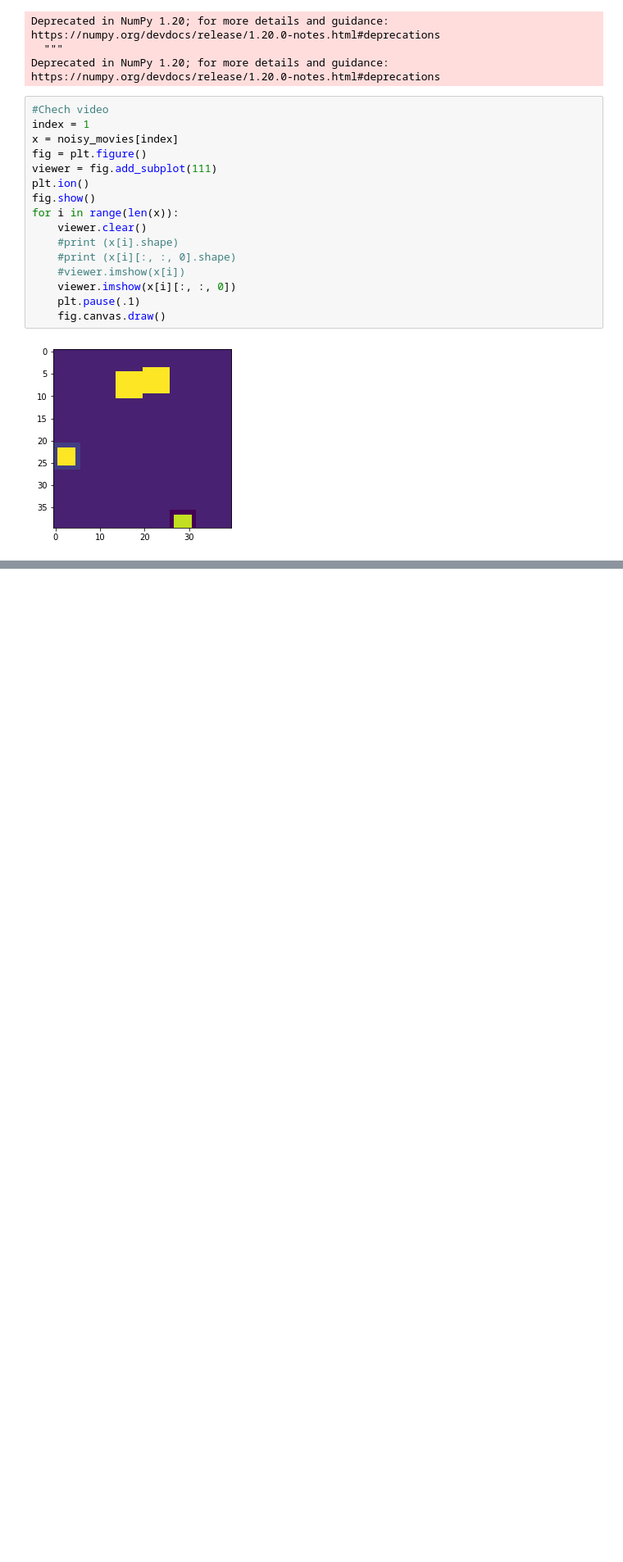
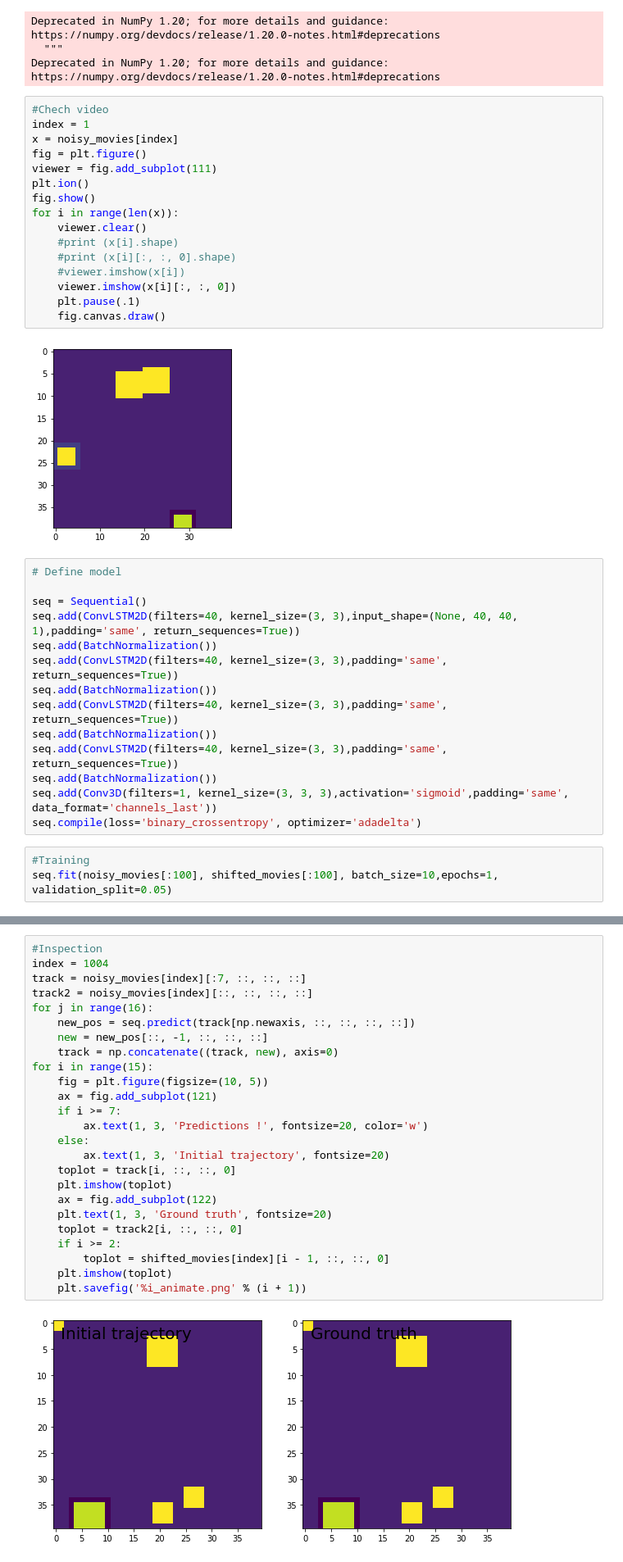
Before and after one commit to zolzayakh/Dive-into-coding, a Jupyter notebook: LSTM.ipynb, the cells around one changed output, grey strips where cells are left out. Shown at 82% size. Drawn from its saved outputs; the diff is of its cells as text; blank space fills up the shorter version.

```diff
--- a/LSTM.ipynb
+++ b/LSTM.ipynb
@@ -242,3 +242,20 @@ for i in range(len(x)):
     fig.canvas.draw()
 # %% [output]
 [figure]
+# %%
+# Define model
+
+seq = Sequential()
+seq.add(ConvLSTM2D(filters=40, kernel_size=(3, 3),input_shape=(None, 40, 40, 1),padding='same', return_sequences=True))
+seq.add(BatchNormalization())
+seq.add(ConvLSTM2D(filters=40, kernel_size=(3, 3),padding='same', return_sequences=True))
+seq.add(BatchNormalization())
+seq.add(ConvLSTM2D(filters=40, kernel_size=(3, 3),padding='same', return_sequences=True))
+seq.add(BatchNormalization())
+seq.add(ConvLSTM2D(filters=40, kernel_size=(3, 3),padding='same', return_sequences=True))
+seq.add(BatchNormalization())
+seq.add(Conv3D(filters=1, kernel_size=(3, 3, 3),activation='sigmoid',padding='same', data_format='channels_last'))
+seq.compile(loss='binary_crossentropy', optimizer='adadelta')
+# %%
+#Training
+seq.fit(noisy_movies[:100], shifted_movies[:100], batch_size=10,epochs=1, validation_split=0.05)
@@ -244,0 +265,27 @@ for i in range(len(x)):
+# %%
+#Inspection
+index = 1004
+track = noisy_movies[index][:7, ::, ::, ::]
+track2 = noisy_movies[index][::, ::, ::, ::]
+for j in range(16):
+    new_pos = seq.predict(track[np.newaxis, ::, ::, ::, ::])
+    new = new_pos[::, -1, ::, ::, ::]
+    track = np.concatenate((track, new), axis=0)
+for i in range(15):
+    fig = plt.figure(figsize=(10, 5))
+    ax = fig.add_subplot(121)
+    if i >= 7:
+        ax.text(1, 3, 'Predictions !', fontsize=20, color='w')
+    else:
+        ax.text(1, 3, 'Initial trajectory', fontsize=20)
+    toplot = track[i, ::, ::, 0]
+    plt.imshow(toplot)
+    ax = fig.add_subplot(122)
+    plt.text(1, 3, 'Ground truth', fontsize=20)
+    toplot = track2[i, ::, ::, 0]
+    if i >= 2:
+        toplot = shifted_movies[index][i - 1, ::, ::, 0]
+    plt.imshow(toplot)
+    plt.savefig('%i_animate.png' % (i + 1))
+# %% [output]
+[figure, added]
```
Also changed, not shown: parts of 3 cells of this notebook.
